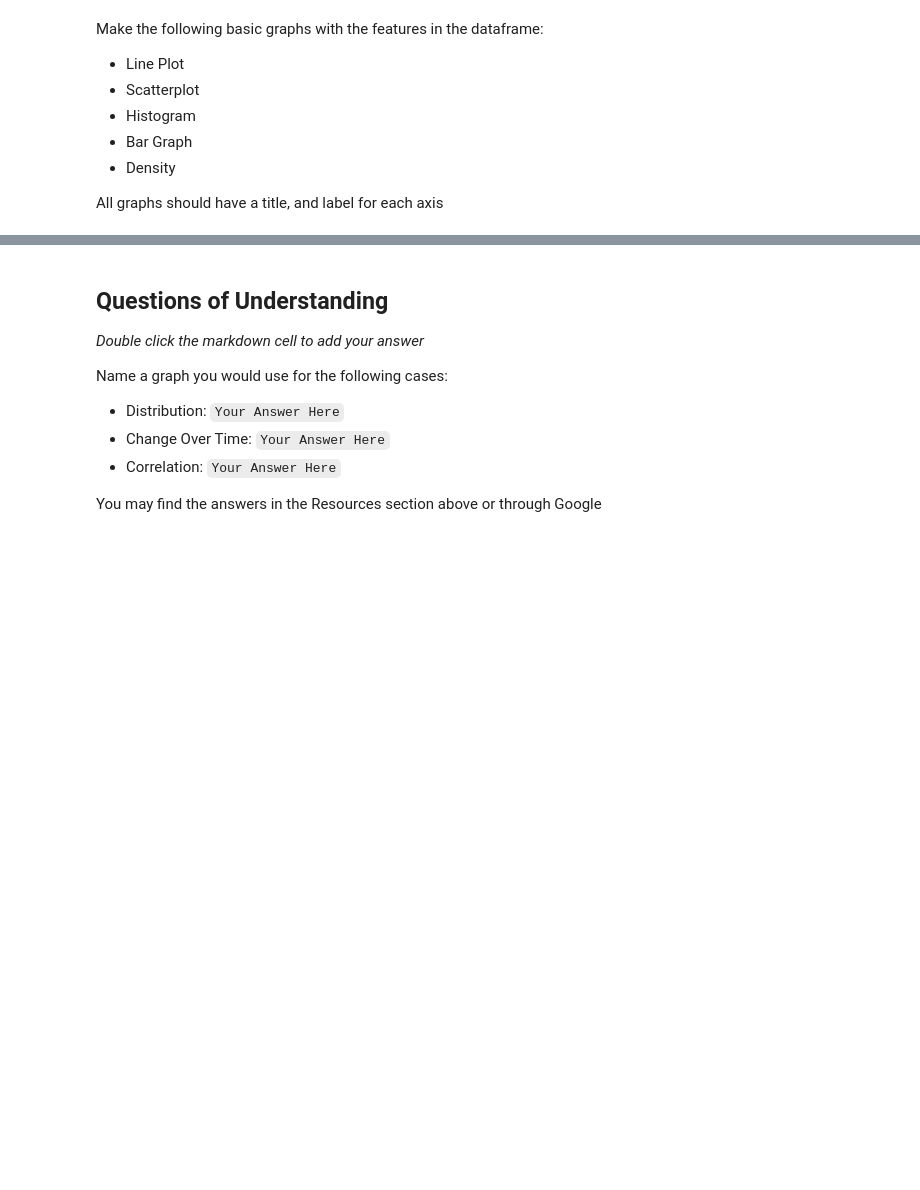
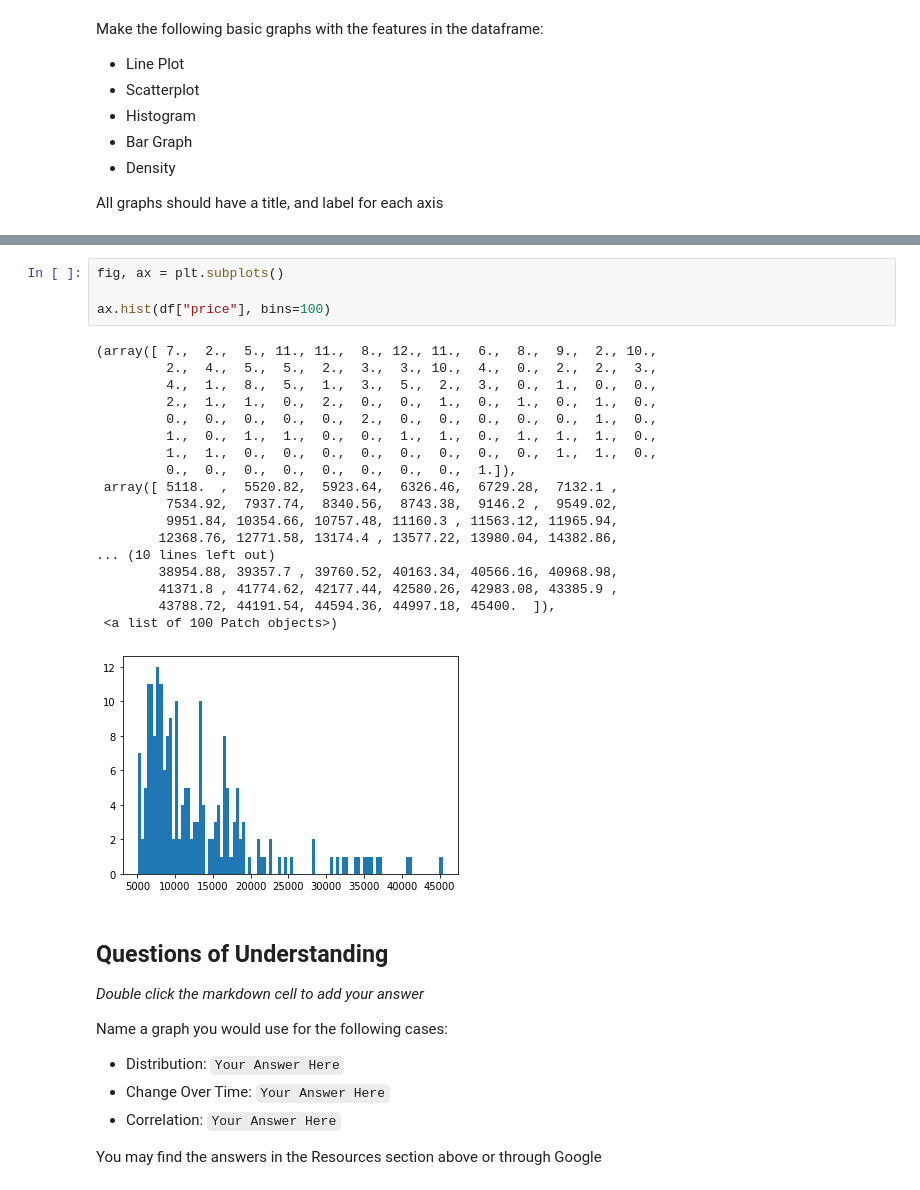
Before and after one commit to ekoly/Study-Guides, a Jupyter notebook: Unit_1_Sprint_1_Data_Wrangling_and_Visualizations_Study_Guide.ipynb, the cells around one changed output, grey strips where cells are left out. Cells and saved outputs as stored; diff of their text form; blank space fills up the shorter version.

```diff
--- a/Unit_1_Sprint_1_Data_Wrangling_and_Visualizations_Study_Guide.ipynb
+++ b/Unit_1_Sprint_1_Data_Wrangling_and_Visualizations_Study_Guide.ipynb
@@ -176,3 +366,26 @@ All graphs should have a title, and label for each axis
+# %%
+fig, ax = plt.subplots()
+
+ax.hist(df["price"], bins=100)
+# %% [output]
+(array([ 7.,  2.,  5., 11., 11.,  8., 12., 11.,  6.,  8.,  9.,  2., 10.,
+         2.,  4.,  5.,  5.,  2.,  3.,  3., 10.,  4.,  0.,  2.,  2.,  3.,
+         4.,  1.,  8.,  5.,  1.,  3.,  5.,  2.,  3.,  0.,  1.,  0.,  0.,
+         2.,  1.,  1.,  0.,  2.,  0.,  0.,  1.,  0.,  1.,  0.,  1.,  0.,
+         0.,  0.,  0.,  0.,  0.,  2.,  0.,  0.,  0.,  0.,  0.,  1.,  0.,
+         1.,  0.,  1.,  1.,  0.,  0.,  1.,  1.,  0.,  1.,  1.,  1.,  0.,
+         1.,  1.,  0.,  0.,  0.,  0.,  0.,  0.,  0.,  0.,  1.,  1.,  0.,
+         0.,  0.,  0.,  0.,  0.,  0.,  0.,  0.,  1.]),
+ array([ 5118.  ,  5520.82,  5923.64,  6326.46,  6729.28,  7132.1 ,
+         7534.92,  7937.74,  8340.56,  8743.38,  9146.2 ,  9549.02,
+         9951.84, 10354.66, 10757.48, 11160.3 , 11563.12, 11965.94,
+        12368.76, 12771.58, 13174.4 , 13577.22, 13980.04, 14382.86,
+... (10 lines left out)
+        38954.88, 39357.7 , 39760.52, 40163.34, 40566.16, 40968.98,
+        41371.8 , 41774.62, 42177.44, 42580.26, 42983.08, 43385.9 ,
+        43788.72, 44191.54, 44594.36, 44997.18, 45400.  ]),
+ <a list of 100 Patch objects>)
+[figure, added]
 # %% [markdown]
 ## Questions of Understanding
 *Double click the markdown cell to add your answer*
```
Also changed, not shown: parts of 25 cells of this notebook.
